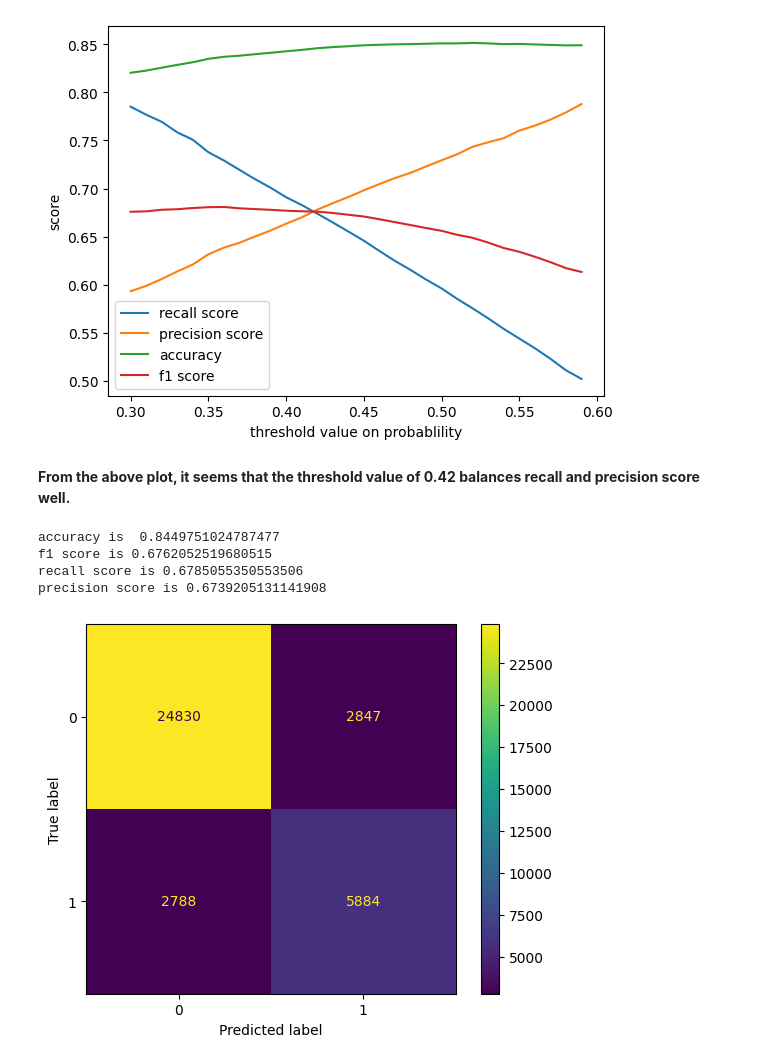
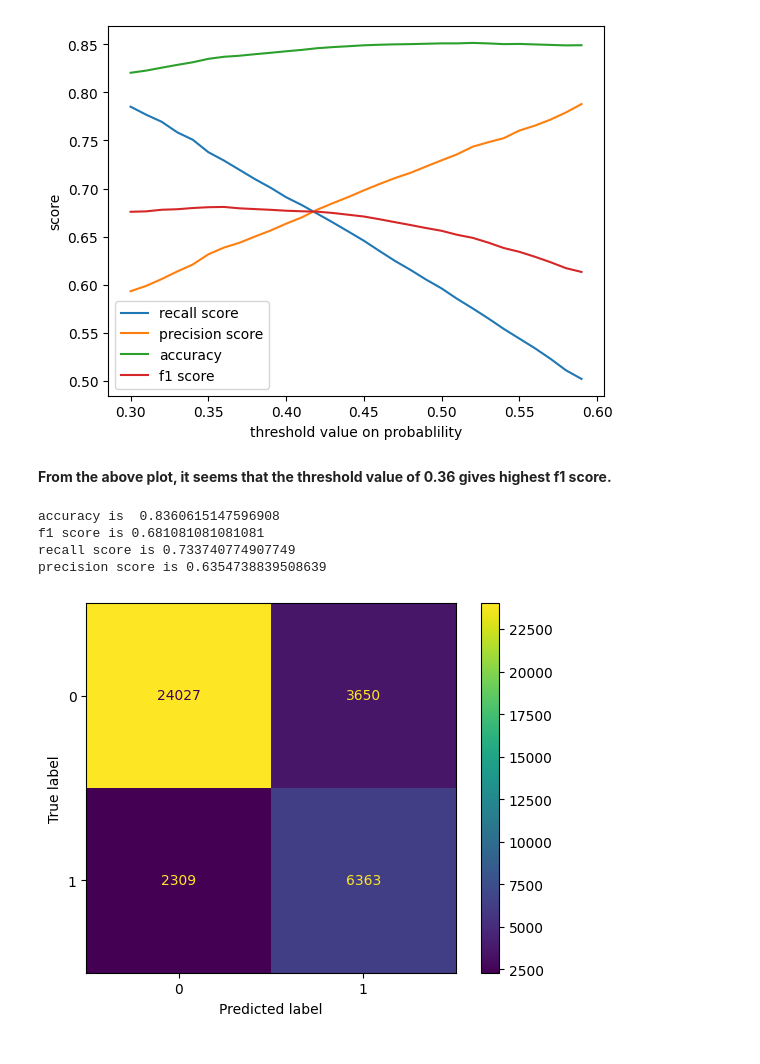
Before and after one commit to JaySprog/nasa_neo, a Jupyter notebook: nasa-neo.ipynb, the cells around one changed output. Saved outputs shown, nothing was run; the diff lists cells and outputs as text; code cells hidden in the pictures.

```diff
--- a/nasa-neo.ipynb
+++ b/nasa-neo.ipynb
@@ -623,25 +623,25 @@ plt.legend(["recall score", "precision score",'accuracy','f1 score'])
 <matplotlib.legend.Legend at 0x...>
 [figure]
 # %% [markdown]
-**From the above plot, it seems that the threshold value of 0.42 balances recall and precision score well.**
+**From the above plot, it seems that the threshold value of 0.36 gives highest f1 score.**
 # %%
 # Final model
 
-threshold = 0.42
+threshold = 0.36
 
 predicted_proba = model.predict_proba(X_val)
 predicted = (predicted_proba [:,1] >= threshold).astype('int')
 
 accuracy = accuracy_score(y_val, predicted)
 print('accuracy is ',accuracy )
 
 ConfusionMatrixDisplay(confusion_matrix(y_val,predicted)).plot()
 print('f1 score is',f1_score(y_val,predicted))
 print('recall score is',recall_score(y_val,predicted))
 print('precision score is',precision_score(y_val,predicted))
 # %% [output]
-accuracy is  0.8449751024787477
-f1 score is 0.6762052519680515
-recall score is 0.6785055350553506
-precision score is 0.6739205131141908
+accuracy is  0.8360615147596908
+f1 score is 0.681081081081081
+recall score is 0.733740774907749
+precision score is 0.6354738839508639
-[figure, old version]
+[figure, new version]
```
Also changed, not shown: parts of 1 cell of this notebook.
